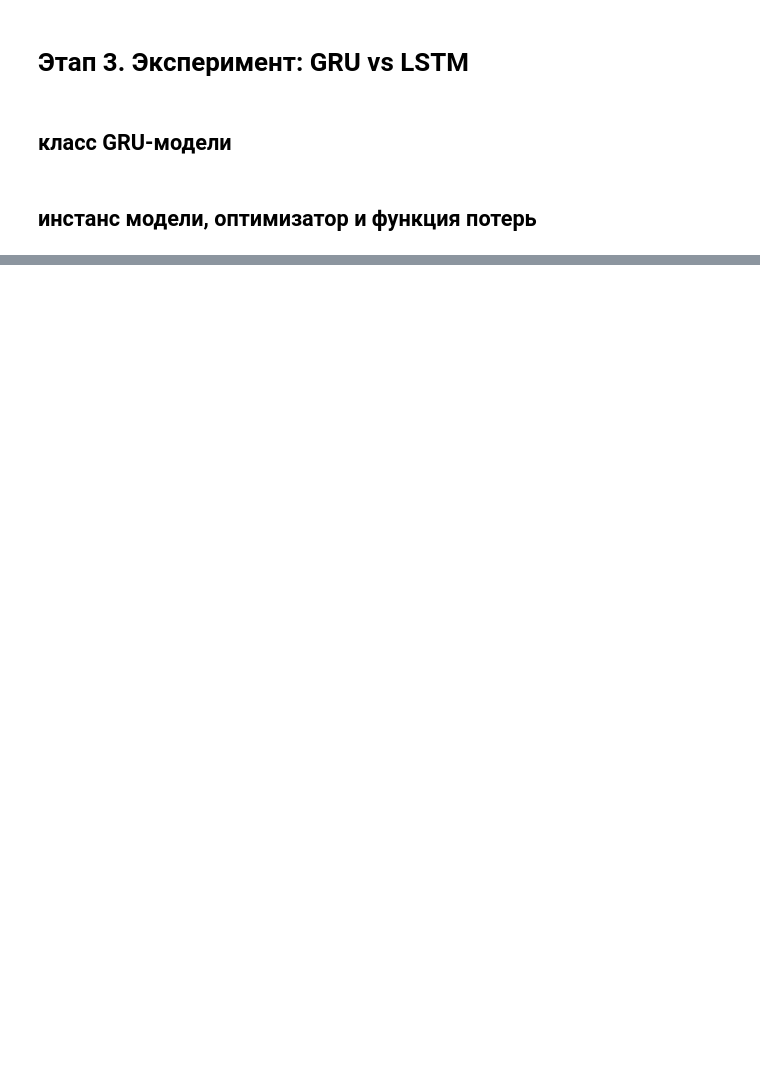
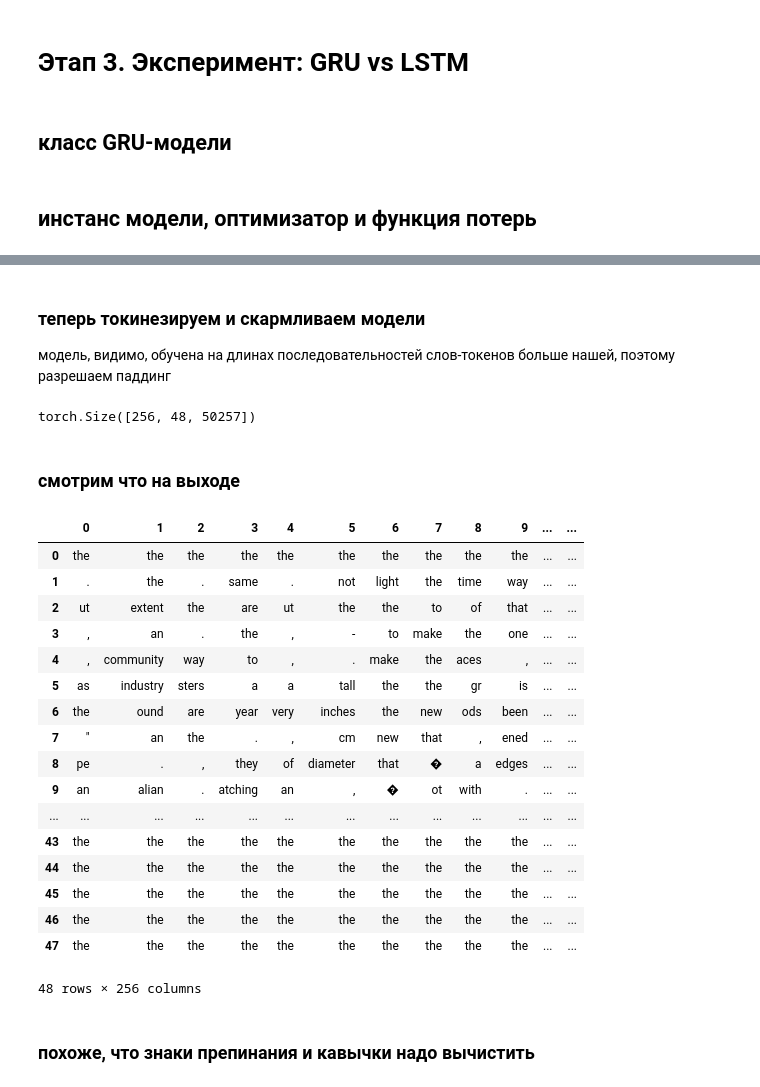
Before and after one commit to SanSanychSeva/Yandex_Practicum_DL_Engineer_2026_stream2, a Jupyter notebook: stream2_handson_project.ipynb, the cells around one changed output, grey strips where cells are left out. Drawn from its saved outputs; the diff is of its cells as text; code cells hidden in the pictures; blank space fills up the shorter version.

```diff
--- a/stream2_handson_project.ipynb
+++ b/stream2_handson_project.ipynb
@@ -816,0 +955,16 @@ Epoch 7:   Avg via epoch Train Loss = 5.5533 |  Final epoch end Val Loss = 7.004
+# %%
+if download_gpt_model:
+    model_name = "distilgpt2"
+    tokenizer_gpt = GPT2TokenizerFast.from_pretrained(model_name)
+    model_gpt = GPT2LMHeadModel.from_pretrained(model_name)
+
+    if not running_in_cloud:
+        joblib.dump(tokenizer_gpt, os.path.join('.','models','gpt_tokenizer_save,joblib'))
+        joblib.dump(model_gpt, os.path.join('.','models','gpt_model_save,joblib'))
+
+else:
+    if running_in_cloud:
+        sys.exit('FYI: debug flags mismatch: you are not supposed to save/load models when rinning in the cloud')
+    else:
+        tokenizer_gpt = joblib.load(os.path.join('.','models','gpt_tokenizer_save,joblib'))
+        model_gpt = joblib.load(os.path.join('.','models','gpt_model_save,joblib'))
@@ -816,0 +985,7 @@ Epoch 7:   Avg via epoch Train Loss = 5.5533 |  Final epoch end Val Loss = 7.004
+# %%
+X_val_text = []
+
+for i in range(len(X_val)):
+    X_val_text.append(' '.join([words_decoder[class_no] for class_no in X_val[i,:]]))
+
+X_val_text[:5]
@@ -816,0 +998,44 @@ Epoch 7:   Avg via epoch Train Loss = 5.5533 |  Final epoch end Val Loss = 7.004
+# %% [markdown]
+### теперь токинезируем и скармливаем модели
+модель, видимо, обучена на длинах последовательностей слов-токенов больше нашей, поэтому разрешаем паддинг
+# %%
+tokenizer_gpt.pad_token = tokenizer_gpt.eos_token
+inputs = tokenizer_gpt(X_val_text, return_tensors='pt', padding=True, truncation=False)
+outputs = model_gpt(**inputs)
+# %%
+outputs['logits'].shape
+# %% [output]
+torch.Size([256, 48, 50257])
+# %% [markdown]
+### смотрим что на выходе
+# %%
+gpt_predictions = pd.DataFrame()
+
+for i in range(outputs['logits'].shape[1]):
+    next_ids = outputs['logits'][:,i,:].argmax(dim=-1)
+    next_words = tokenizer_gpt.batch_decode(next_ids, skip_special_tokens=True)
+    gpt_predictions[i] = next_words
+
+gpt_predictions = gpt_predictions.map(lambda s: s.lower())
+gpt_predictions.T
+# %% [output]
+|  | 0 | 1 | 2 | 3 | 4 | 5 | 6 | 7 | 8 | 9 | ... | ... |
+| 0 | the | the | the | the | the | the | the | the | the | the | ... | ... |
+| 1 | . | the | . | same | . | not | light | the | time | way | ... | ... |
+| 2 | ut | extent | the | are | ut | the | the | to | of | that | ... | ... |
+| 3 | , | an | . | the | , | - | to | make | the | one | ... | ... |
+| 4 | , | community | way | to | , | . | make | the | aces | , | ... | ... |
+| 5 | as | industry | sters | a | a | tall | the | the | gr | is | ... | ... |
+| 6 | the | ound | are | year | very | inches | the | new | ods | been | ... | ... |
+| 7 | " | an | the | . | , | cm | new | that | , | ened | ... | ... |
+| 8 | pe | . | , | they | of | diameter | that | � | a | edges | ... | ... |
+| 9 | an | alian | . | atching | an | , | � | ot | with | . | ... | ... |
+| ... | ... | ... | ... | ... | ... | ... | ... | ... | ... | ... | ... | ... |
+| 43 | the | the | the | the | the | the | the | the | the | the | ... | ... |
+| 44 | the | the | the | the | the | the | the | the | the | the | ... | ... |
+| 45 | the | the | the | the | the | the | the | the | the | the | ... | ... |
+| 46 | the | the | the | the | the | the | the | the | the | the | ... | ... |
+| 47 | the | the | the | the | the | the | the | the | the | the | ... | ... |
+48 rows × 256 columns
+# %% [markdown]
+### похоже, что знаки препинания и кавычки надо вычистить
```
Also changed, not shown: parts of 48 cells of this notebook.
